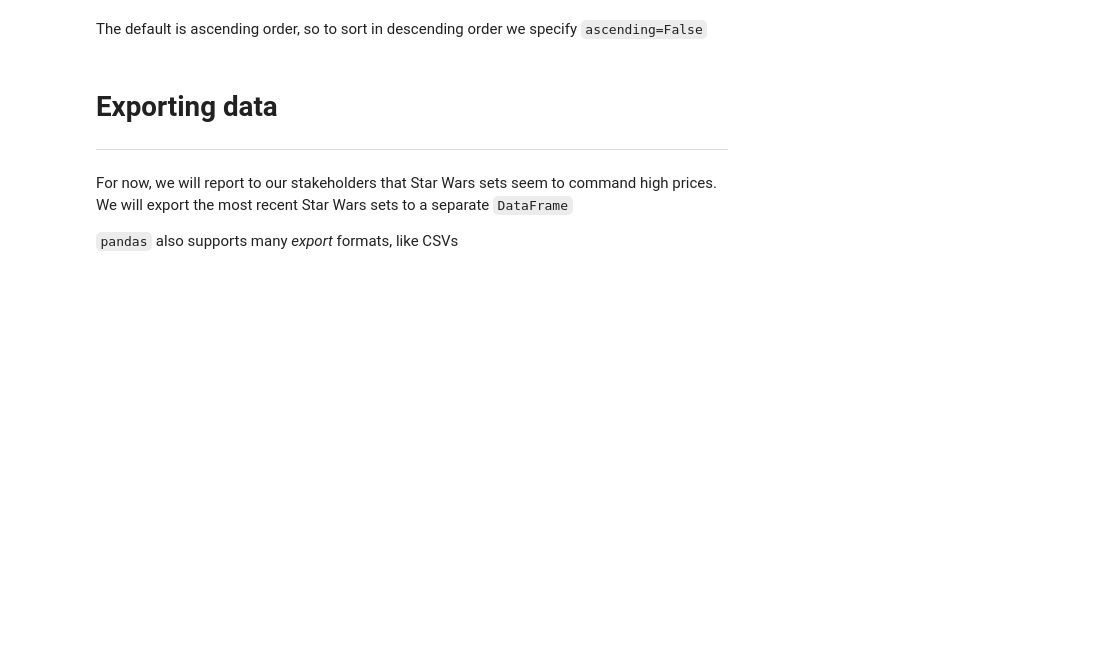
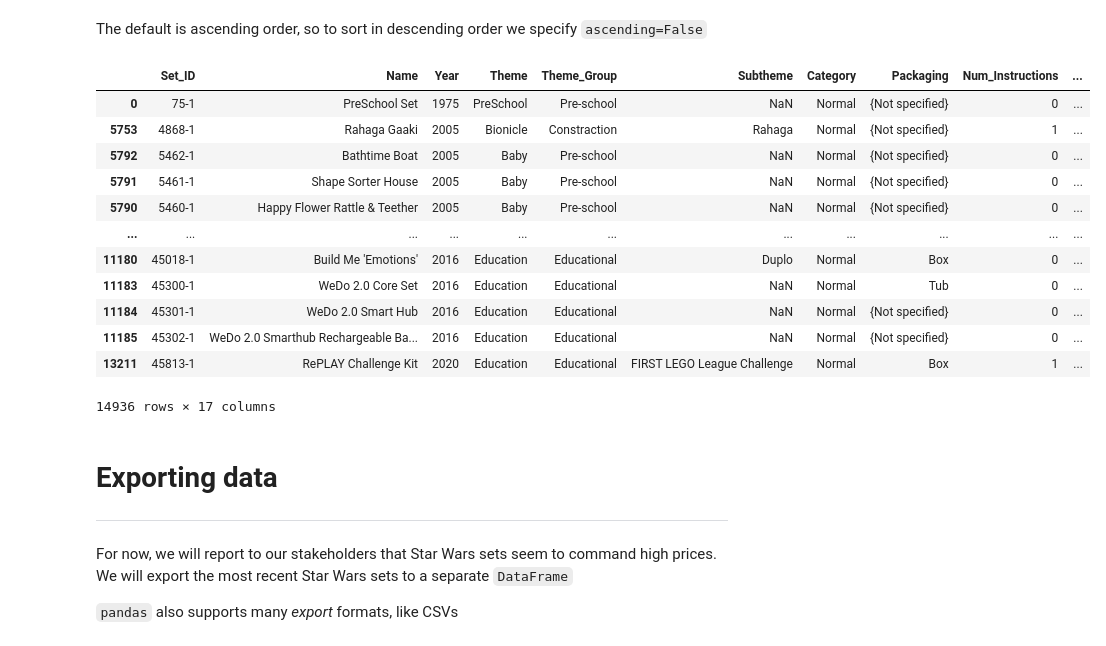
Before and after one commit to Ch3ddarr/intro-to-eda-and-pandas, a Jupyter notebook: 03-eda-with-pandas/03-eda-with-pandas.ipynb, the cells around one changed output. Cells and saved outputs as stored; diff of their text form; code cells hidden in the pictures; blank space fills up the shorter version.

```diff
--- a/03-eda-with-pandas/03-eda-with-pandas.ipynb
+++ b/03-eda-with-pandas/03-eda-with-pandas.ipynb
@@ -276,5 +288,22 @@ Sorting is done by calling `.sort_values()` on the `DataFrame` and specifying th
 # %% [markdown]
 The default is ascending order, so to sort in descending order we specify `ascending=False`
+# %%
+new_clean_data = df.sort_values('Availability', ascending=False)
+new_clean_data
+# %% [output]
+|  | Set_ID | Name | Year | Theme | Theme_Group | Subtheme | Category | Packaging | Num_Instructions | ... |
+| 0 | 75-1 | PreSchool Set | 1975 | PreSchool | Pre-school | NaN | Normal | {Not specified} | 0 | ... |
+| 5753 | 4868-1 | Rahaga Gaaki | 2005 | Bionicle | Constraction | Rahaga | Normal | {Not specified} | 1 | ... |
+| 5792 | 5462-1 | Bathtime Boat | 2005 | Baby | Pre-school | NaN | Normal | {Not specified} | 0 | ... |
+| 5791 | 5461-1 | Shape Sorter House | 2005 | Baby | Pre-school | NaN | Normal | {Not specified} | 0 | ... |
+| 5790 | 5460-1 | Happy Flower Rattle & Teether | 2005 | Baby | Pre-school | NaN | Normal | {Not specified} | 0 | ... |
+| ... | ... | ... | ... | ... | ... | ... | ... | ... | ... | ... |
+| 11180 | 45018-1 | Build Me 'Emotions' | 2016 | Education | Educational | Duplo | Normal | Box | 0 | ... |
+| 11183 | 45300-1 | WeDo 2.0 Core Set | 2016 | Education | Educational | NaN | Normal | Tub | 0 | ... |
+| 11184 | 45301-1 | WeDo 2.0 Smart Hub | 2016 | Education | Educational | NaN | Normal | {Not specified} | 0 | ... |
+| 11185 | 45302-1 | WeDo 2.0 Smarthub Rechargeable Ba... | 2016 | Education | Educational | NaN | Normal | {Not specified} | 0 | ... |
+| 13211 | 45813-1 | RePLAY Challenge Kit | 2020 | Education | Educational | FIRST LEGO League Challenge | Normal | Box | 1 | ... |
+14936 rows × 17 columns
 # %% [markdown]
 # Exporting data
 ---
```
Also changed, not shown: parts of 5 cells of this notebook.
